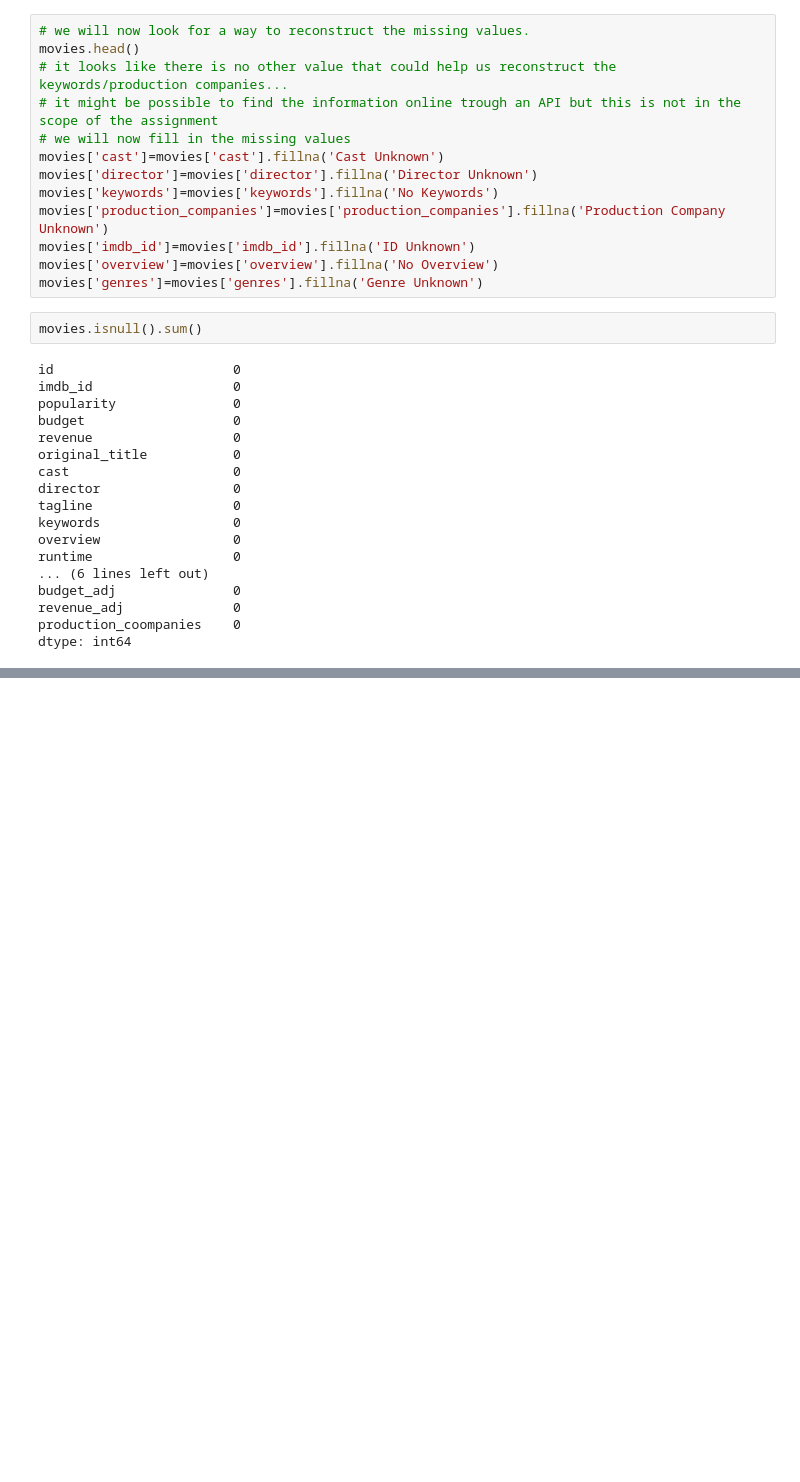
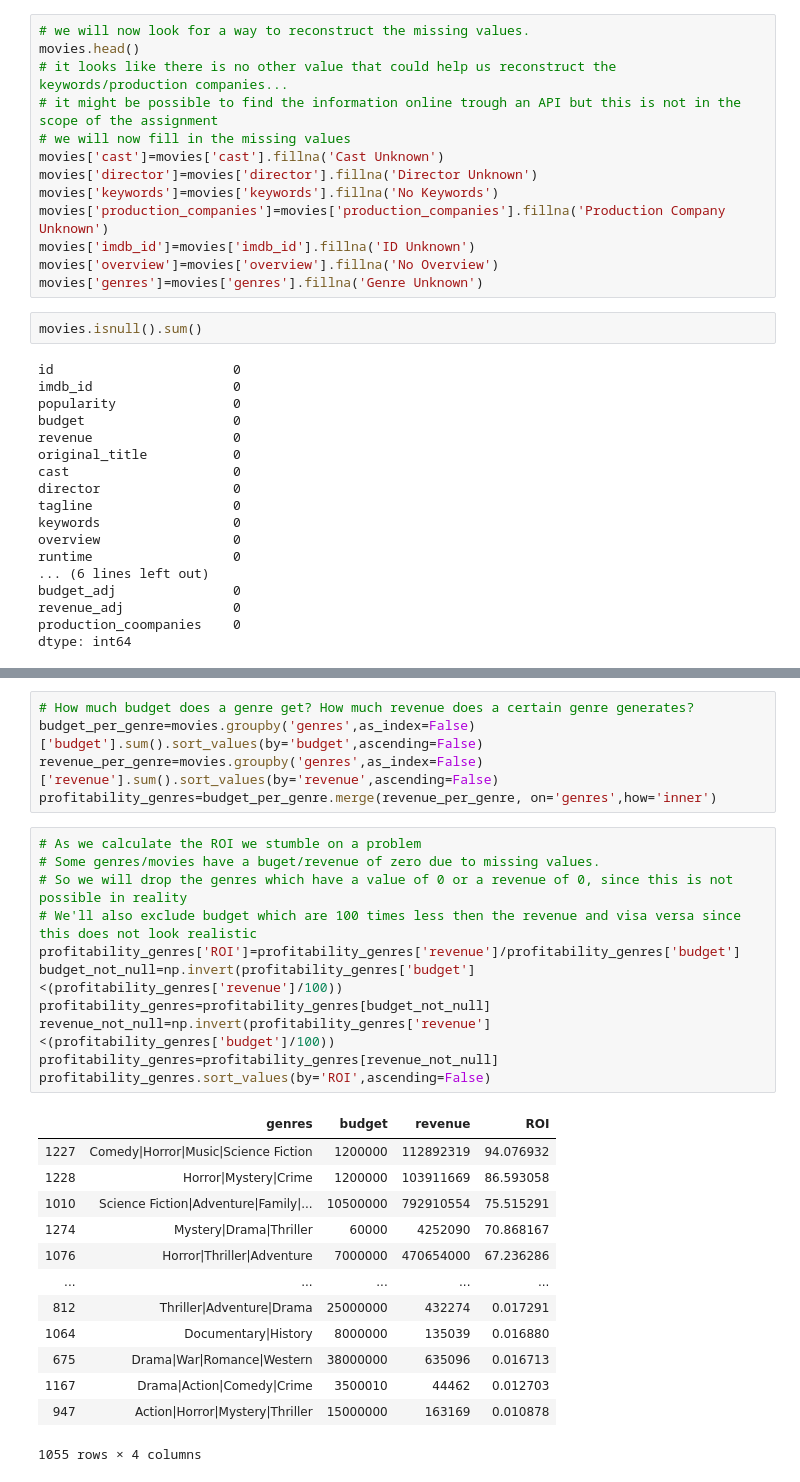
Before and after one commit to toonseghers/assignment2_data_analyst, a Jupyter notebook: Assignment 2- Jupyter Notebook.ipynb, the cells around one changed output, grey strips where cells are left out. Saved outputs shown, nothing was run; the diff lists cells and outputs as text; blank space fills up the shorter version.

Commit message:
first research question / profitability genres / different genres still concatinated

```diff
--- a/Assignment 2- Jupyter Notebook.ipynb
+++ b/Assignment 2- Jupyter Notebook.ipynb
@@ -253,0 +280,30 @@ dtype: int64
+# %%
+# How much budget does a genre get? How much revenue does a certain genre generates?
+budget_per_genre=movies.groupby('genres',as_index=False)['budget'].sum().sort_values(by='budget',ascending=False)
+revenue_per_genre=movies.groupby('genres',as_index=False)['revenue'].sum().sort_values(by='revenue',ascending=False)
+profitability_genres=budget_per_genre.merge(revenue_per_genre, on='genres',how='inner')
+# %%
+# As we calculate the ROI we stumble on a problem
+# Some genres/movies have a buget/revenue of zero due to missing values.
+# So we will drop the genres which have a value of 0 or a revenue of 0, since this is not possible in reality
+# We'll also exclude budget which are 100 times less then the revenue and visa versa since this does not look realistic
+profitability_genres['ROI']=profitability_genres['revenue']/profitability_genres['budget']
+budget_not_null=np.invert(profitability_genres['budget']<(profitability_genres['revenue']/100))
+profitability_genres=profitability_genres[budget_not_null]
+revenue_not_null=np.invert(profitability_genres['revenue']<(profitability_genres['budget']/100))
+profitability_genres=profitability_genres[revenue_not_null]
+profitability_genres.sort_values(by='ROI',ascending=False)
+# %% [output]
+|  | genres | budget | revenue | ROI |
+| 1227 | Comedy|Horror|Music|Science Fiction | 1200000 | 112892319 | 94.076932 |
+| 1228 | Horror|Mystery|Crime | 1200000 | 103911669 | 86.593058 |
+| 1010 | Science Fiction|Adventure|Family|... | 10500000 | 792910554 | 75.515291 |
+| 1274 | Mystery|Drama|Thriller | 60000 | 4252090 | 70.868167 |
+| 1076 | Horror|Thriller|Adventure | 7000000 | 470654000 | 67.236286 |
+| ... | ... | ... | ... | ... |
+| 812 | Thriller|Adventure|Drama | 25000000 | 432274 | 0.017291 |
+| 1064 | Documentary|History | 8000000 | 135039 | 0.016880 |
+| 675 | Drama|War|Romance|Western | 38000000 | 635096 | 0.016713 |
+| 1167 | Drama|Action|Comedy|Crime | 3500010 | 44462 | 0.012703 |
+| 947 | Action|Horror|Mystery|Thriller | 15000000 | 163169 | 0.010878 |
+1055 rows × 4 columns
```
Also changed, not shown: parts of 3 cells of this notebook.
